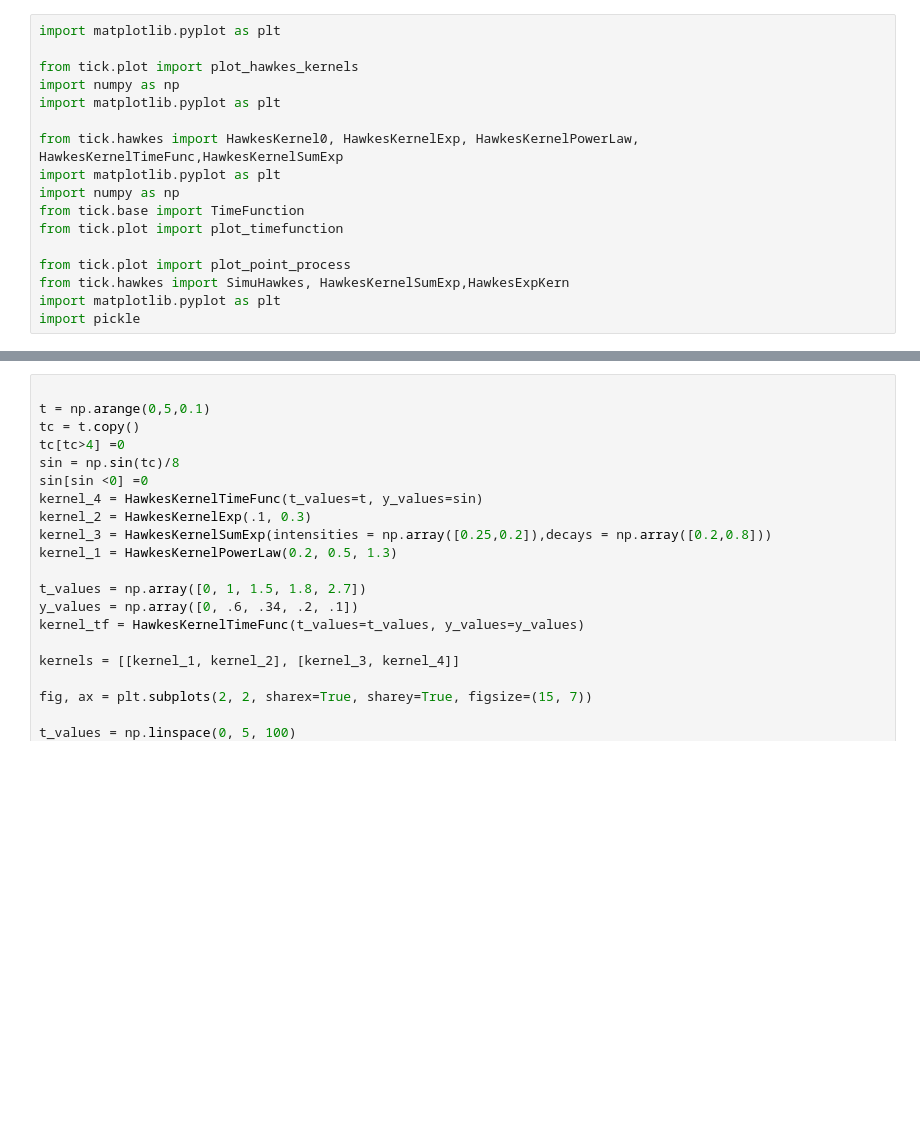
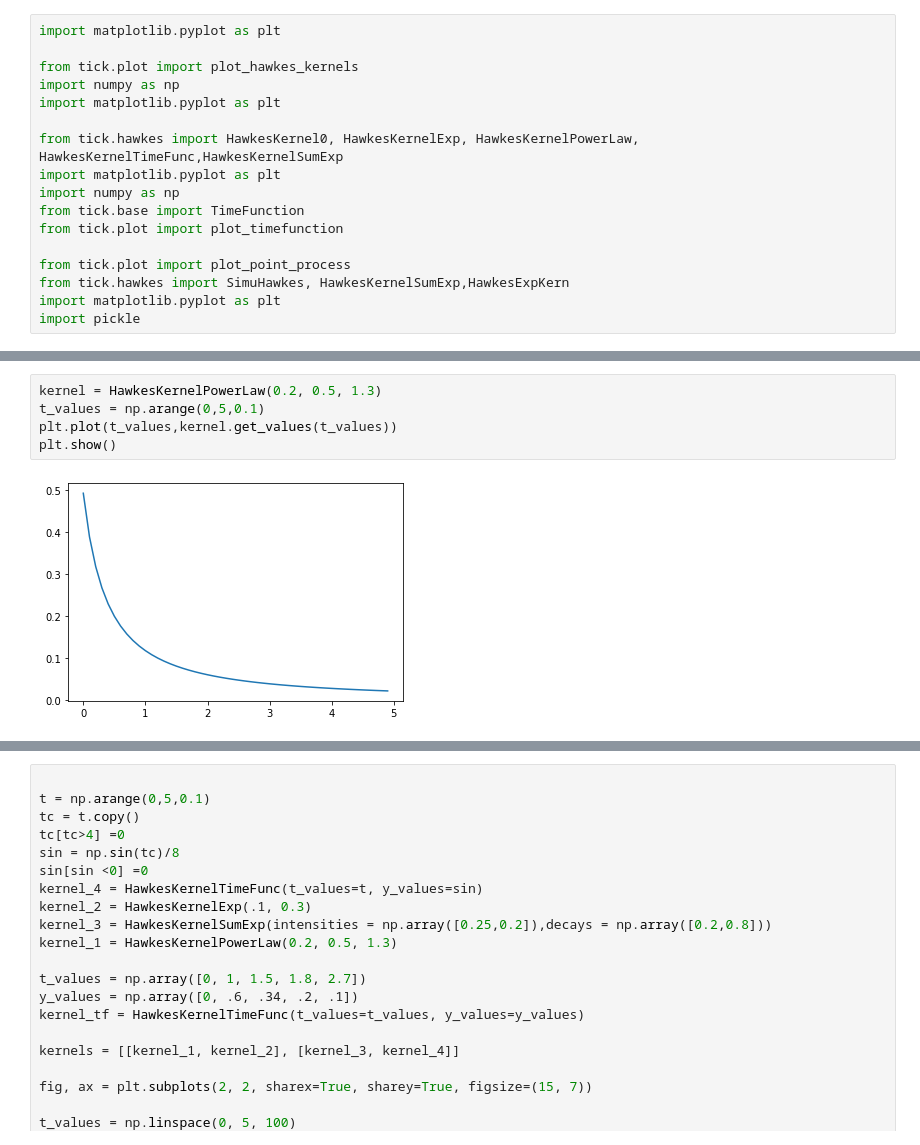
Before and after one commit to yamacisik/sahp_repo, a Jupyter notebook: sample_from_tick.ipynb, the cells around one changed output, grey strips where cells are left out. Drawn from its saved outputs; the diff is of its cells as text; blank space fills up the shorter version.

```diff
--- a/sample_from_tick.ipynb
+++ b/sample_from_tick.ipynb
@@ -19,0 +120,7 @@ import pickle
+# %%
+kernel = HawkesKernelPowerLaw(0.2, 0.5, 1.3)
+t_values = np.arange(0,5,0.1)
+plt.plot(t_values,kernel.get_values(t_values))
+plt.show()
+# %% [output]
+[figure, added]
```
Also changed, not shown: parts of 20 cells of this notebook, 5 other files.
